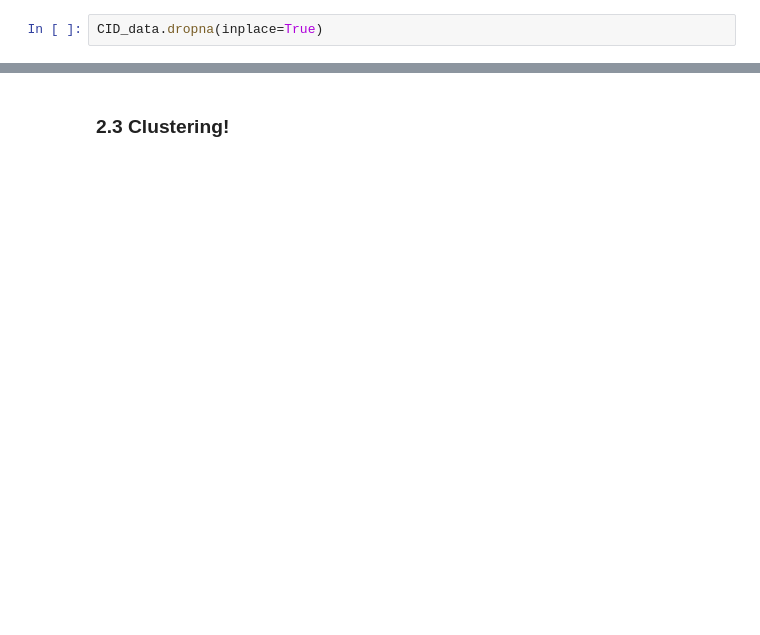
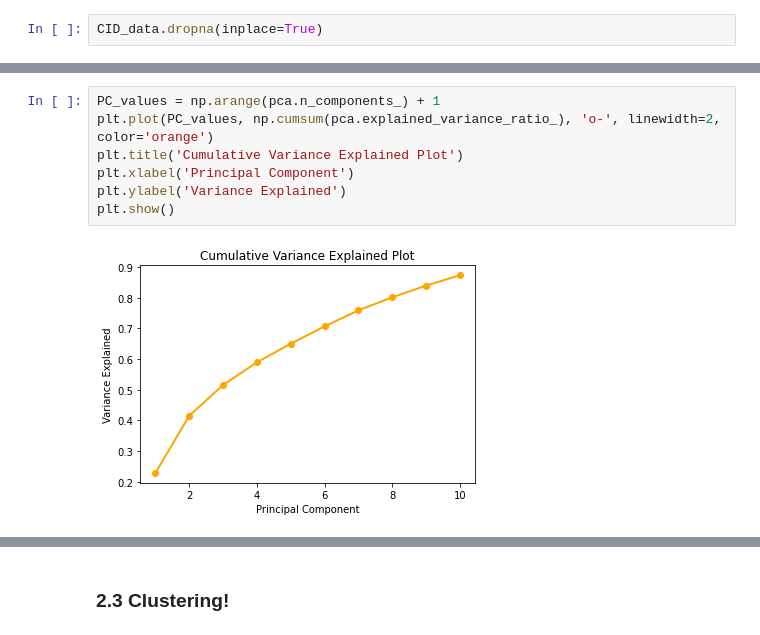
Before and after one commit to albachiarabellaroba/GROUP22_ADM_HW4, a Jupyter notebook: ultimo_Alba.ipynb, the cells around one changed output, grey strips where cells are left out. Cells and saved outputs as stored; diff of their text form; blank space fills up the shorter version.

```diff
--- a/ultimo_Alba.ipynb
+++ b/ultimo_Alba.ipynb
@@ -943,0 +1072,9 @@ CID_data.drop("CustomerID", axis = 1)
+# %%
+PC_values = np.arange(pca.n_components_) + 1
+plt.plot(PC_values, np.cumsum(pca.explained_variance_ratio_), 'o-', linewidth=2, color='orange')
+plt.title('Cumulative Variance Explained Plot')
+plt.xlabel('Principal Component')
+plt.ylabel('Variance Explained')
+plt.show()
+# %% [output]
+[figure, added]
```
Also changed, not shown: parts of 93 cells of this notebook.
